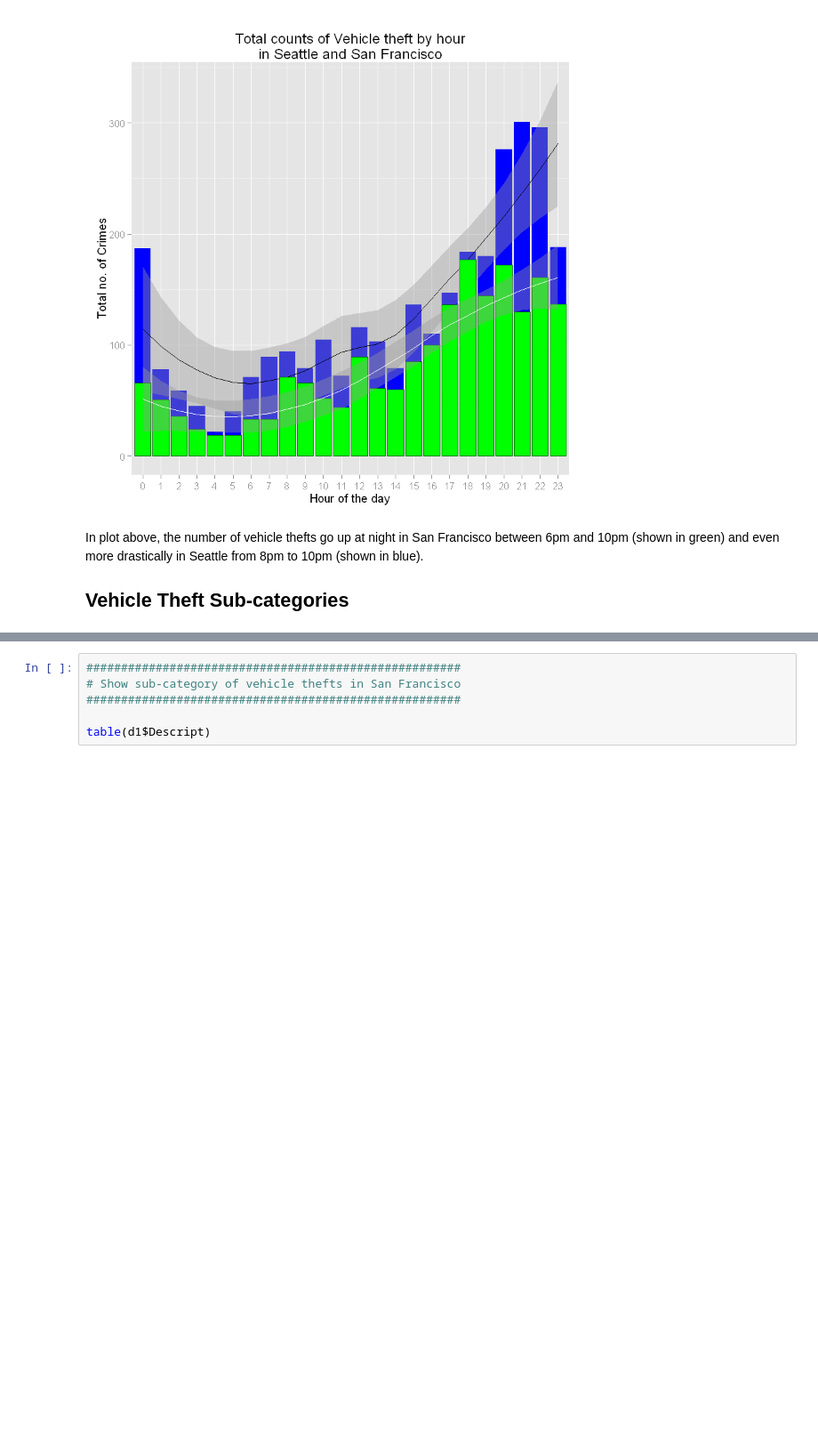
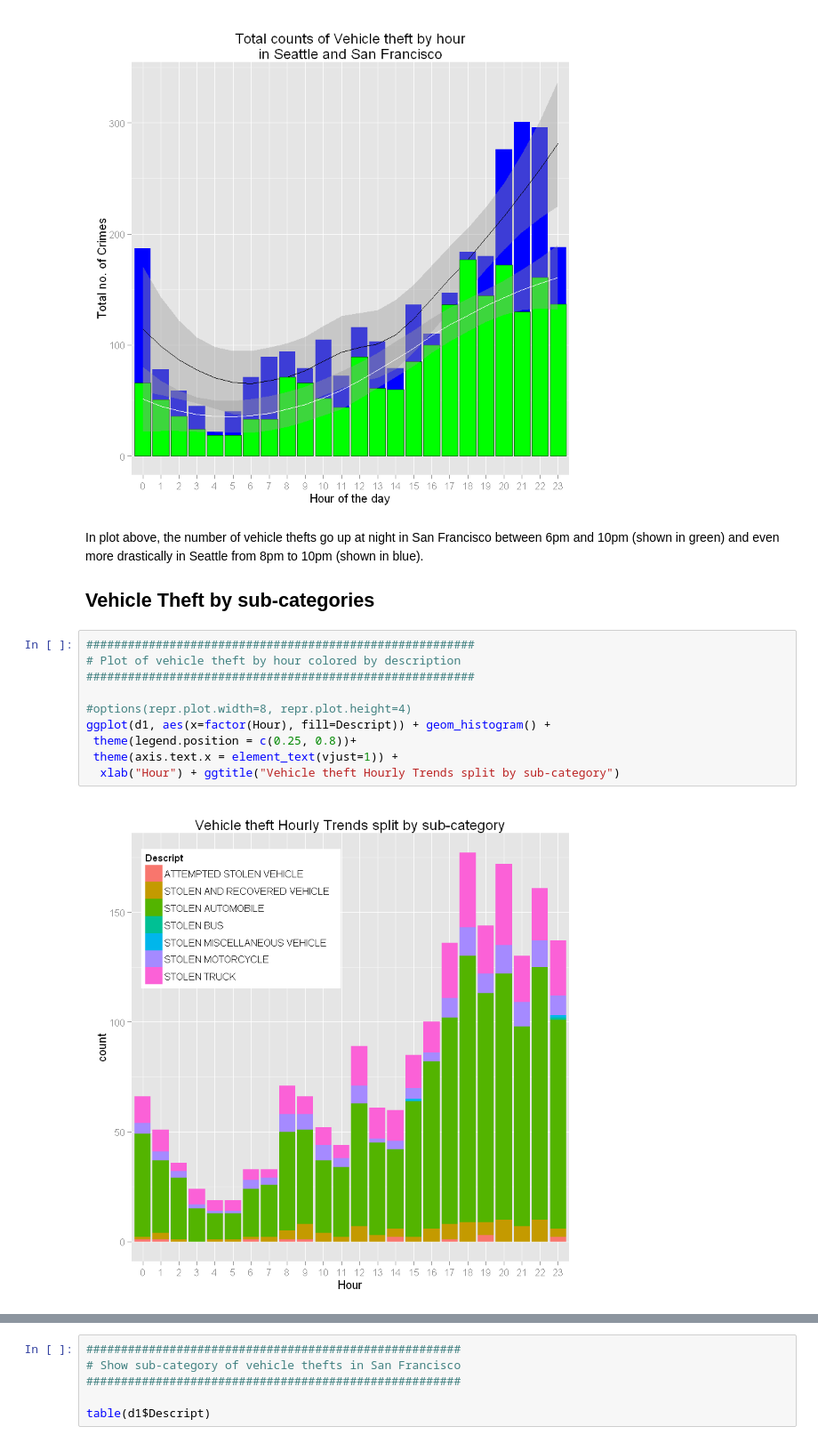
Before and after one commit to docjason/CrimeAnalytics, a Jupyter notebook: VehicleTheft.ipynb, the cells around one changed output, grey strips where cells are left out. Shown at 89% size. Saved outputs shown, nothing was run; the diff lists cells and outputs as text; blank space fills up the shorter version.

Commit message:
realign legend inside plot to make plot larger and more readable

```diff
--- a/VehicleTheft.ipynb
+++ b/VehicleTheft.ipynb
@@ -94,4 +94,16 @@ g + geom_bar(data=byhour_sf, stat="identity", fill="green", colour="darkgreen")
 # %% [markdown]
 In plot above, the number of vehicle thefts go up at night in San Francisco between 6pm and 10pm (shown in green) and even more drastically in Seattle from 8pm to 10pm (shown in blue).
 
-## Vehicle Theft Sub-categories
+## Vehicle Theft by sub-categories
+# %%
+########################################################
+# Plot of vehicle theft by hour colored by description
+########################################################
+
+#options(repr.plot.width=8, repr.plot.height=4)
+ggplot(d1, aes(x=factor(Hour), fill=Descript)) + geom_histogram() +
+ theme(legend.position = c(0.25, 0.8))+
+ theme(axis.text.x = element_text(vjust=1)) +
+  xlab("Hour") + ggtitle("Vehicle theft Hourly Trends split by sub-category")
+# %% [output]
+[figure, added]
```
Also changed, not shown: parts of 4 cells of this notebook.
